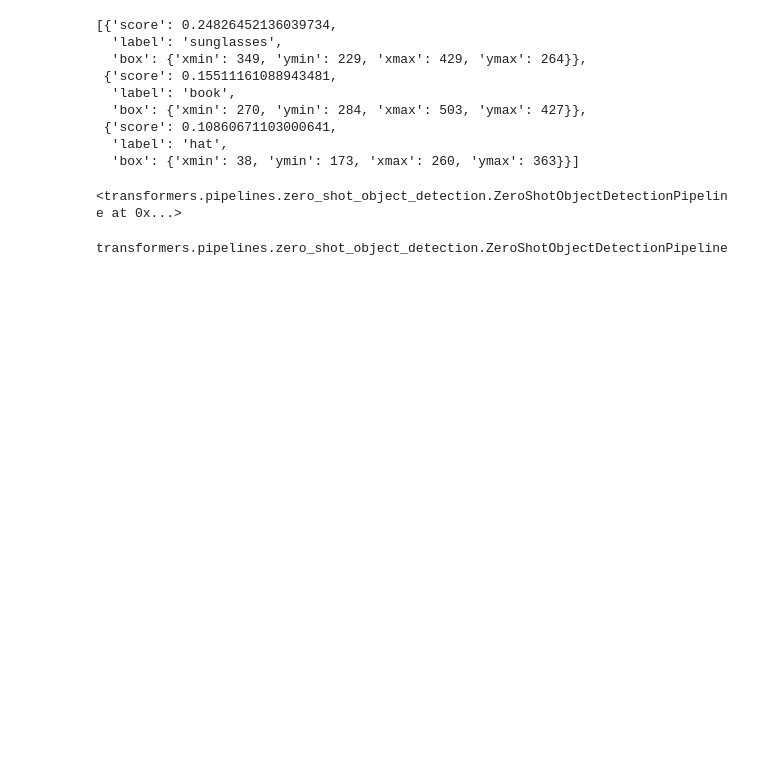
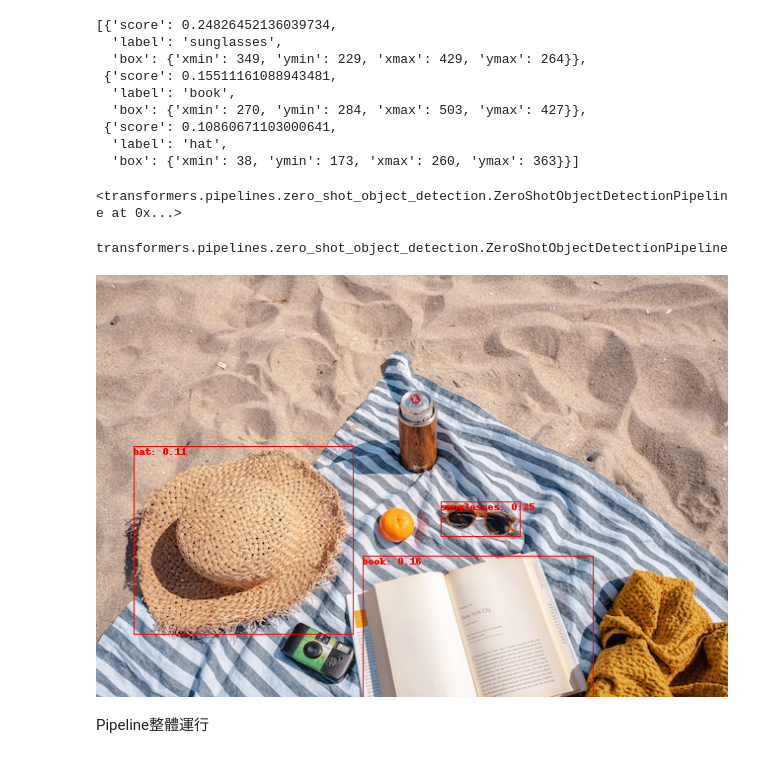
Before and after one commit to ServiceCloud/transformers_huggingfaces_ncku, a Jupyter notebook: 02-pipeline/pipeline.ipynb, the cells around one changed output. Drawn from its saved outputs; the diff is of its cells as text; code cells hidden in the pictures; blank space fills up the shorter version.

```diff
--- a/02-pipeline/pipeline.ipynb
+++ b/02-pipeline/pipeline.ipynb
@@ -235,3 +235,21 @@ import transformers as tfs
 tfs.pipelines.zero_shot_object_detection.ZeroShotObjectDetectionPipeline
 # %% [output]
 transformers.pipelines.zero_shot_object_detection.ZeroShotObjectDetectionPipeline
+# %%
+from PIL import ImageDraw
+
+draw = ImageDraw.Draw(im)
+
+for prediction in predictions:
+    box = prediction["box"]
+    label = prediction["label"]
+    score = prediction["score"]
+    xmin, ymin, xmax, ymax = box.values()
+    draw.rectangle((xmin, ymin, xmax, ymax), outline="red", width=1)
+    draw.text((xmin, ymin), f"{label}: {round(score,2)}", fill="red")
+
+im
+# %% [output]
+[figure, added]
+# %% [markdown]
+Pipeline整體運行
```
Also changed, not shown: parts of 10 cells of this notebook.
